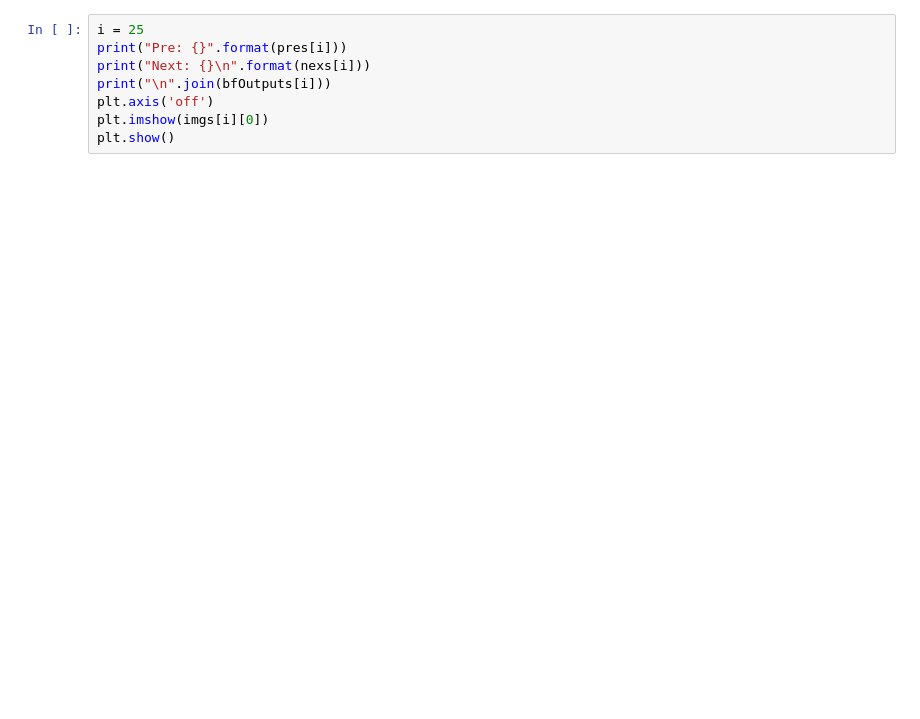
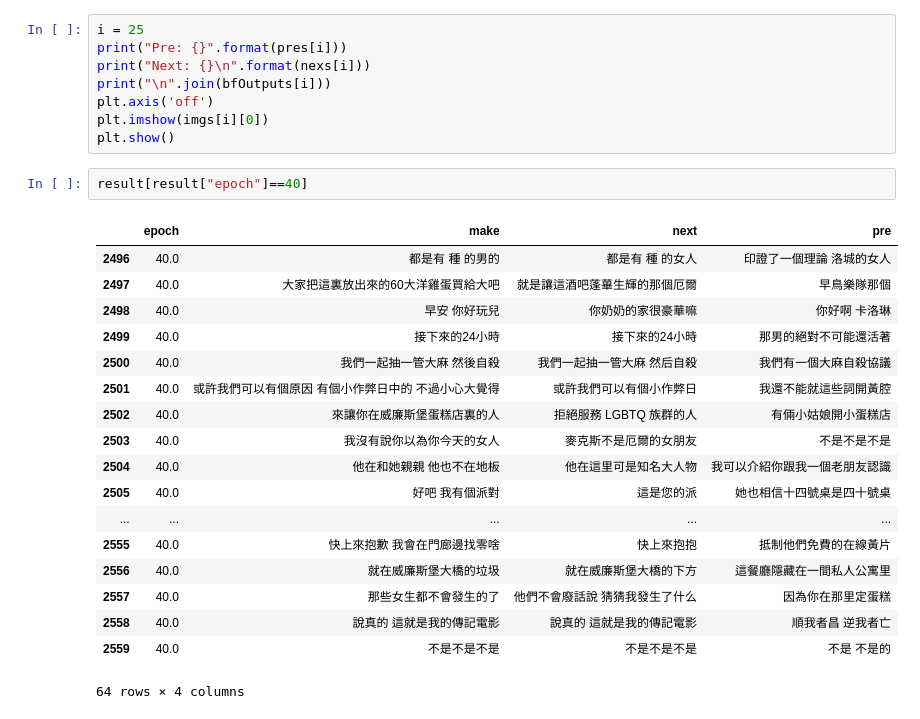
Before and after one commit to strongball/Dramasubtitle, a Jupyter notebook: imgSub2Sub.ipynb, the cells around one changed output. Drawn from its saved outputs; the diff is of its cells as text; blank space fills up the shorter version.

```diff
--- a/imgSub2Sub.ipynb
+++ b/imgSub2Sub.ipynb
@@ -236,3 +242,24 @@ print("\n".join(bfOutputs[i]))
 plt.axis('off')
 plt.imshow(imgs[i][0])
 plt.show()
+# %%
+result[result["epoch"]==40]
+# %% [output]
+|  | epoch | make | next | pre |
+| 2496 | 40.0 | 都是有 種 的男的 | 都是有 種 的女人 | 印證了一個理論 洛城的女人 |
+| 2497 | 40.0 | 大家把這裏放出來的60大洋雞蛋買給大吧 | 就是讓這酒吧蓬蓽生輝的那個厄爾 | 早鳥樂隊那個 |
+| 2498 | 40.0 | 早安 你好玩兒 | 你奶奶的家很豪華嘛 | 你好啊 卡洛琳 |
+| 2499 | 40.0 | 接下來的24小時 | 接下來的24小時 | 那男的絕對不可能還活著 |
+| 2500 | 40.0 | 我們一起抽一管大麻 然後自殺 | 我們一起抽一管大麻 然后自殺 | 我們有一個大麻自殺協議 |
+| 2501 | 40.0 | 或許我們可以有個原因 有個小作弊日中的 不過小心大覺得 | 或許我們可以有個小作弊日 | 我還不能就這些詞開黃腔 |
+| 2502 | 40.0 | 來讓你在威廉斯堡蛋糕店裏的人 | 拒絕服務 LGBTQ 族群的人 | 有倆小姑娘開小蛋糕店 |
+| 2503 | 40.0 | 我沒有說你以為你今天的女人 | 麥克斯不是厄爾的女朋友 | 不是不是不是 |
+| 2504 | 40.0 | 他在和她親親 他也不在地板 | 他在這里可是知名大人物 | 我可以介紹你跟我一個老朋友認識 |
+| 2505 | 40.0 | 好吧 我有個派對 | 這是您的派 | 她也相信十四號桌是四十號桌 |
+| ... | ... | ... | ... | ... |
+| 2555 | 40.0 | 快上來抱歉 我會在門廊邊找零啥 | 快上來抱抱 | 抵制他們免費的在線黃片 |
+| 2556 | 40.0 | 就在威廉斯堡大橋的垃圾 | 就在威廉斯堡大橋的下方 | 這餐廳隱藏在一間私人公寓里 |
+| 2557 | 40.0 | 那些女生都不會發生的了 | 他們不會廢話說 猜猜我發生了什么 | 因為你在那里定蛋糕 |
+| 2558 | 40.0 | 說真的 這就是我的傳記電影 | 說真的 這就是我的傳記電影 | 順我者昌 逆我者亡 |
+| 2559 | 40.0 | 不是不是不是 | 不是不是不是 | 不是 不是的 |
+64 rows × 4 columns
```
Also changed, not shown: parts of 11 cells of this notebook, 17 other files.
